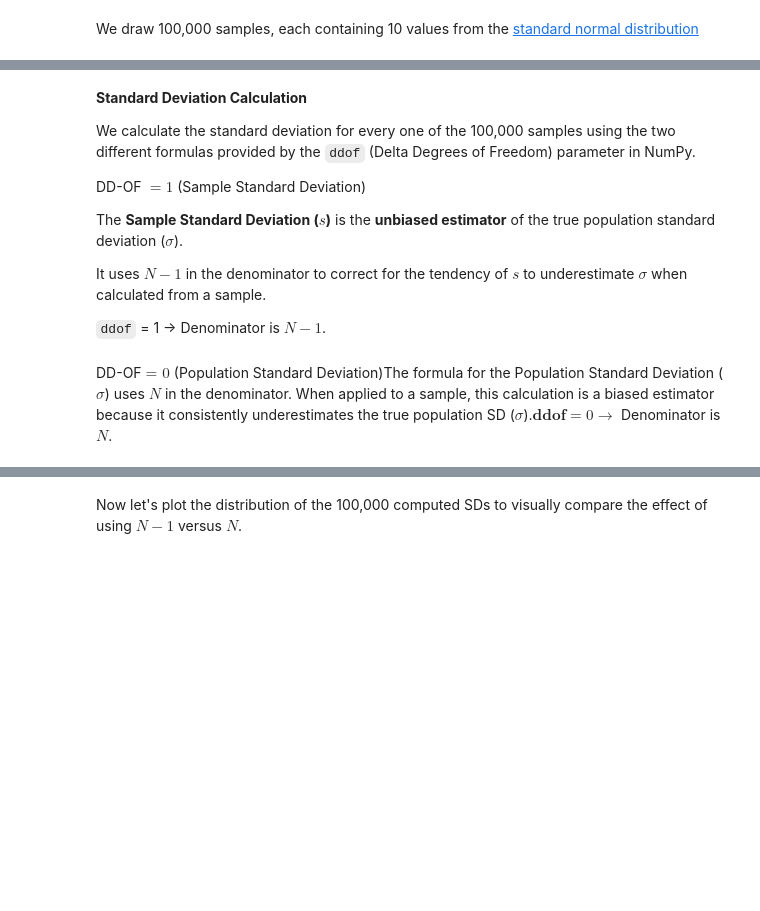
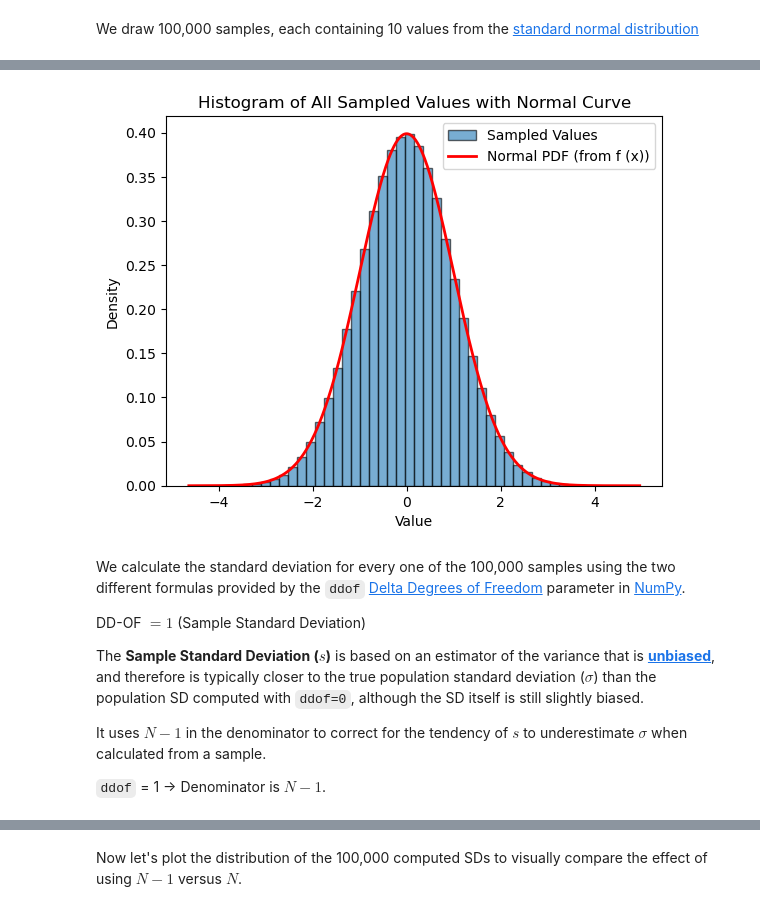
Before and after one commit to mondbr/applied_statistics, a Jupyter notebook: problems.ipynb, the cells around one changed output, grey strips where cells are left out. Saved outputs shown, nothing was run; the diff lists cells and outputs as text; code cells hidden in the pictures; blank space fills up the shorter version.

```diff
--- a/problems.ipynb
+++ b/problems.ipynb
@@ -910,11 +961,35 @@ A large number of samples makes the histogram closely match the theoretical [bel
+# %%
+
+plt.hist(flat, bins=50, density=True, alpha=0.6, edgecolor="black",
+         label="Sampled Values")
+
+# x range
+x = np.linspace(flat.min(), flat.max(), 500)
+
+# use the function f()  above
+y = f(x, mu=0, sigma=1)
+
+# bell curve
+plt.plot(x, y, 'r-', linewidth=2, label="Normal PDF (from f (x))")
+
+# labels
+plt.xlabel("Value")
+plt.ylabel("Density")
+plt.title("Histogram of All Sampled Values with Normal Curve")
+
+plt.legend()
+plt.show()
+# %% [output]
+[figure, added]
 # %% [markdown]
-**Standard Deviation Calculation**
 
-We calculate the standard deviation for every one of the 100,000 samples using the two different formulas provided by the `ddof` (Delta Degrees of Freedom) parameter in NumPy.
+
+We calculate the standard deviation for every one of the 100,000 samples using the two different formulas provided by the `ddof` [Delta Degrees of Freedom](https://medium.com/@caiocvelasco/degrees-of-freedom-part-2-a-brief-mathematical-introduction-8a8bf5d1dae7) parameter in [NumPy](https://numpy.org/).
 
 DD-OF ${= 1}$ (Sample Standard Deviation)
 
-The **Sample Standard Deviation ($s$)** is the **unbiased estimator** of the true population standard deviation ($\sigma$).
+The **Sample Standard Deviation ($s$)** is based on an estimator of the variance that is [**unbiased**](https://www.geeksforgeeks.org/machine-learning/unbiased-estimator/), and therefore is typically closer to the true population standard deviation ($\sigma$) than the population SD computed with `ddof=0`, although the SD itself is still slightly biased.
+
 
 It uses $N-1$ in the denominator to correct for the tendency of $s$ to underestimate $\sigma$ when calculated from a sample.
 
@@ -925,3 +1000 @@ It uses $N-1$ in the denominator to correct for the tendency of $s$ to underesti
 sample_sds = np.std(all_samples, axis=1, ddof=1)
-# %% [markdown]
-DD-OF $\text{= 0}$ (Population Standard Deviation)The formula for the Population Standard Deviation ($\sigma$) uses $N$ in the denominator. When applied to a sample, this calculation is a biased estimator because it consistently underestimates the true population SD ($\sigma$).$\mathbf{ddof}=0 \rightarrow$ Denominator is $N$.
```
Also changed, not shown: parts of 40 cells of this notebook.
